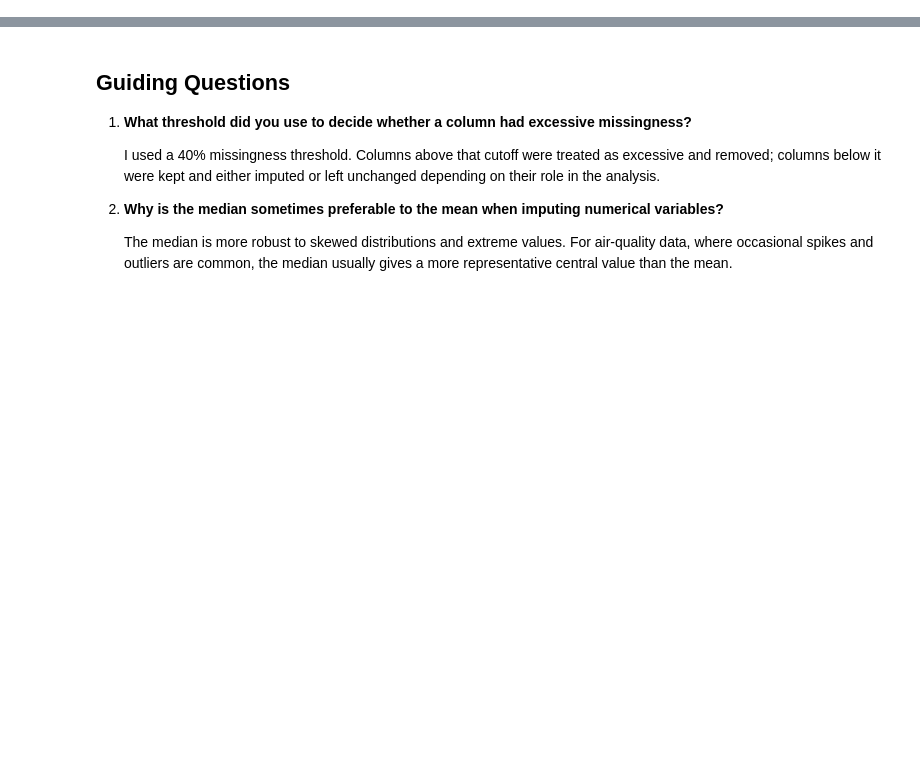
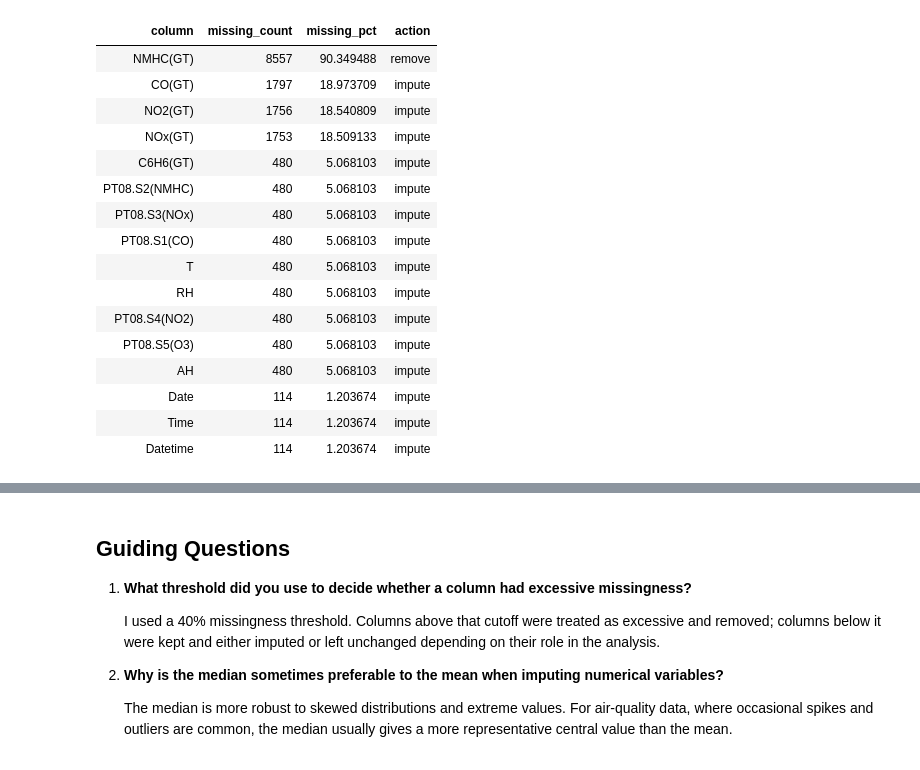
Before and after one commit to userejon31/Urban-Air-Quality-Data-Analysis, a Jupyter notebook: notebooks/02_missing_values.ipynb, the cells around one changed output, grey strips where cells are left out. Saved outputs shown, nothing was run; the diff lists cells and outputs as text; code cells hidden in the pictures; blank space fills up the shorter version.

```diff
--- a/notebooks/02_missing_values.ipynb
+++ b/notebooks/02_missing_values.ipynb
@@ -76,9 +123,27 @@ SyntaxError: invalid syntax (1422113774.py, line 5)
 # %%
 # Translate missingness into a simple keep/remove/impute decision per column.
 missing_df['action'] = missing_df['missing_pct'].apply(
     lambda pct: decide_column_action(pct, MISSINGNESS_THRESHOLD)
 )
-display(missing_df[['column', 'missing_count', 'missing_pct', 'action']])
+display(style_table(missing_df[['column', 'missing_count', 'missing_pct', 'action']]))
+# %% [output]
+| column | missing_count | missing_pct | action |
+| NMHC(GT) | 8557 | 90.349488 | remove |
+| CO(GT) | 1797 | 18.973709 | impute |
+| NO2(GT) | 1756 | 18.540809 | impute |
+| NOx(GT) | 1753 | 18.509133 | impute |
+| C6H6(GT) | 480 | 5.068103 | impute |
+| PT08.S2(NMHC) | 480 | 5.068103 | impute |
+| PT08.S3(NOx) | 480 | 5.068103 | impute |
+| PT08.S1(CO) | 480 | 5.068103 | impute |
+| T | 480 | 5.068103 | impute |
+| RH | 480 | 5.068103 | impute |
+| PT08.S4(NO2) | 480 | 5.068103 | impute |
+| PT08.S5(O3) | 480 | 5.068103 | impute |
+| AH | 480 | 5.068103 | impute |
+| Date | 114 | 1.203674 | impute |
+| Time | 114 | 1.203674 | impute |
+| Datetime | 114 | 1.203674 | impute |
 # %%
 # Drop the columns with excessive missingness, remove rows without a usable datetime, and impute the rest with the median.
 columns_to_remove = missing_df.loc[missing_df['action'] == 'remove', 'column'].tolist()
```
Also changed, not shown: parts of 7 cells of this notebook, 14 other files.
